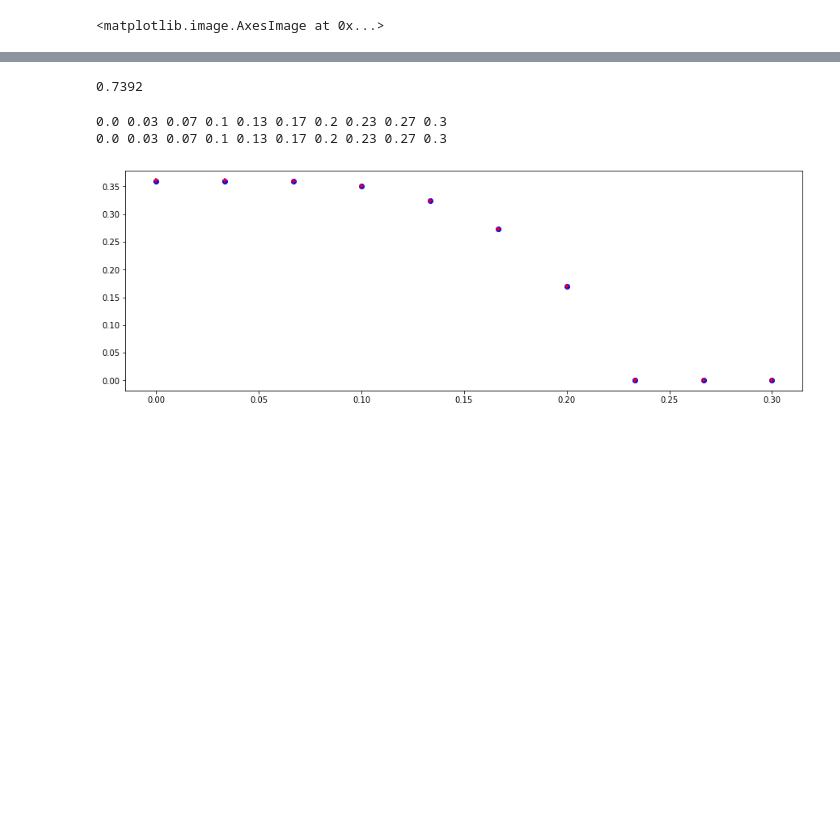
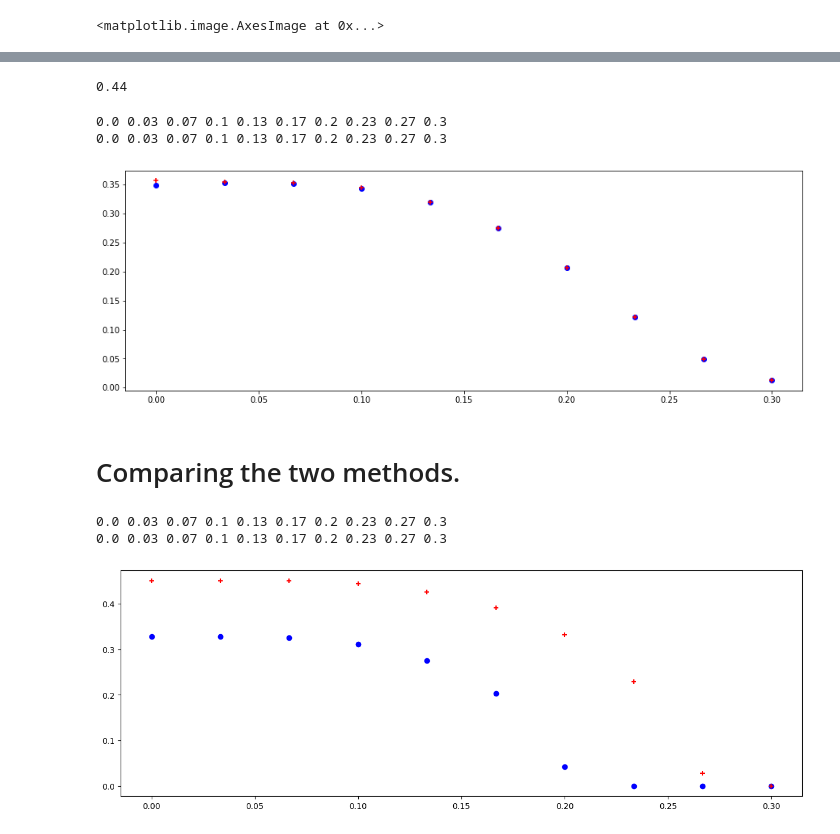
Before and after one commit to axeltib/BdG-numerical, a Jupyter notebook: code/spin_chain.ipynb, the cells around one changed output, grey strips where cells are left out. Saved outputs shown, nothing was run; the diff lists cells and outputs as text; code cells hidden in the pictures; blank space fills up the shorter version.

```diff
--- a/code/spin_chain.ipynb
+++ b/code/spin_chain.ipynb
@@ -116,16 +116,16 @@ T = 0.8: -4.5592610449582064e-12
 [figure]
 # %%
-Tc = 0.42
+Tc = 0.25
 3.52/2 * Tc
 # %% [output]
-0.7392
+0.44
 # %%
 N = 20
 Nc = 2
 
 t = 10
 mu = 1*t
-num_iter = 1000
+num_iter = 10
 T_set = np.linspace(0, 0.3, 10)
 
 # Calculating the gap parameter amplitude
@@ -155,4 +155,40 @@ for i, T in enumerate(T_set):
 # %% [output]
 0.0 0.03 0.07 0.1 0.13 0.17 0.2 0.23 0.27 0.3
 0.0 0.03 0.07 0.1 0.13 0.17 0.2 0.23 0.27 0.3
-[figure, old version]
+[figure, new version]
+# %% [markdown]
+# Comparing the two methods.
+# %%
+N = 20
+Nc = 2
+t = 1
+mu = 0.1 * t
+
+num_iter = 100
+T_set = np.linspace(0, 0.3, 10)
+
+# Calculating the gap parameter amplitude
+fig, axs = plt.subplots(1, figsize=(15,5))
+
+# Creating a BdG instance
+solver = BdG_method(N, Nc, mu, t, 0, num_iter)
+for i, T in enumerate(T_set):
+    print(round(T, 2), end=" ")
+    solver.set_temperature(T)
+    last_delta = solver.run_solver()
+
+    axs.scatter(T, np.real(solver.get_global_delta()), c="b", label="Bdg")
+
+print("")
+# Creating a MBdG instance
+solver = MBdG_method(N, Nc, mu, t, 0, num_iter)
+for i, T in enumerate(T_set):
+    print(round(T, 2), end=" ")
+    solver.set_temperature(T)
+    last_delta = solver.run_solver()
+
+    axs.scatter(T, np.real(solver.get_global_delta()), color="red", marker="+", label="MBdg")
+# %% [output]
+0.0 0.03 0.07 0.1 0.13 0.17 0.2 0.23 0.27 0.3
+0.0 0.03 0.07 0.1 0.13 0.17 0.2 0.23 0.27 0.3
+[figure, added]
```
Also changed, not shown: parts of 5 cells of this notebook, 3 other files.
